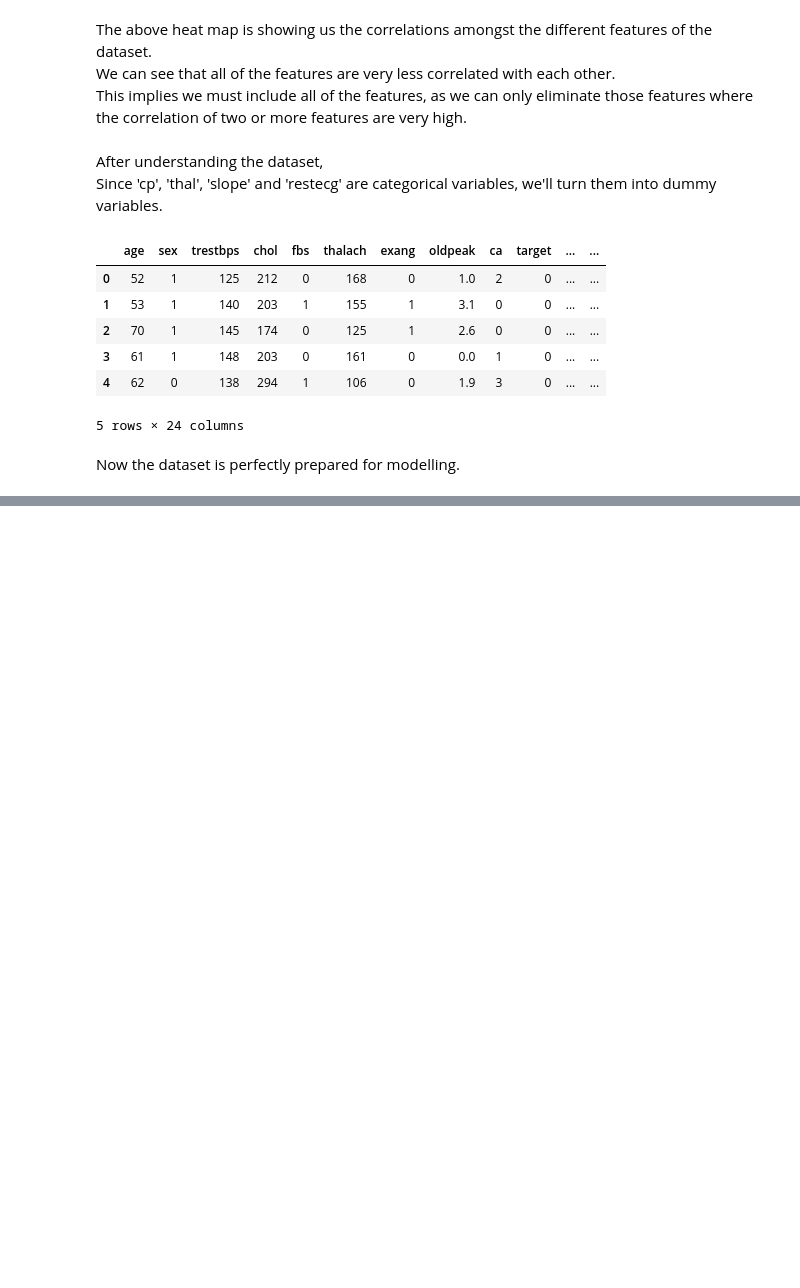
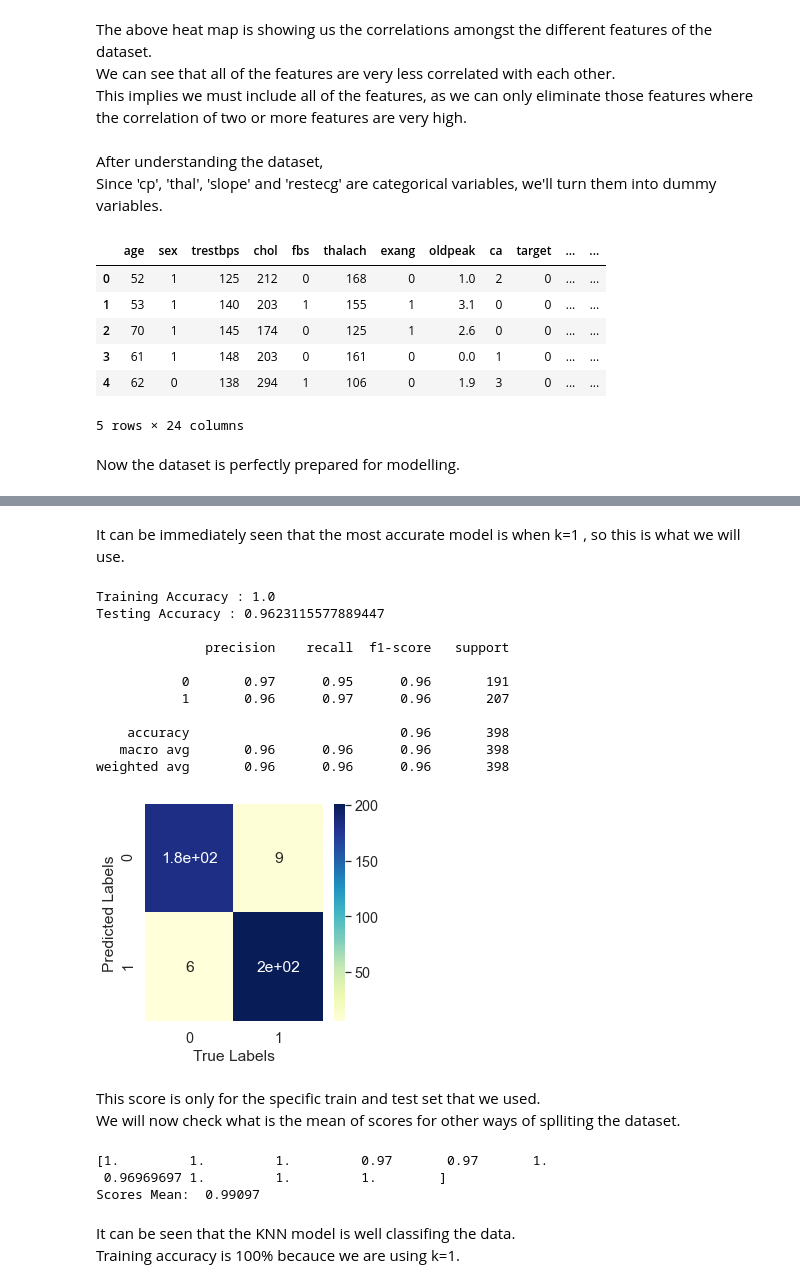
Before and after one commit to Esther-Bi/Introduction-to-Data-Science-2020-Semester-A-Final-Project, a Jupyter notebook: Notebook 3.ipynb, the cells around one changed output, grey strips where cells are left out. Saved outputs shown, nothing was run; the diff lists cells and outputs as text; code cells hidden in the pictures; blank space fills up the shorter version.

```diff
--- a/Notebook 3.ipynb
+++ b/Notebook 3.ipynb
@@ -275,0 +331,20 @@ Now the dataset is perfectly prepared for modelling.
+# %%
+results={}
+
+def HetmapAndConf(model , X_train , y_train , X_test, y_test):
+    #training the model
+    model.fit(X_train,y_train)
+    #model prediction
+    y_pred = model.predict(X_test)
+    sns.set(font_scale=1.3)
+    fig, ax = plt.subplots(figsize=(4, 4))
+    ax = sns.heatmap(confusion_matrix(y_test, y_pred), annot=True, cbar=True , cmap="YlGnBu")
+    plt.xlabel("True Labels")
+    plt.ylabel("Predicted Labels")
+    # add accuracy score to 'results'
+    results[model]=metrics.accuracy_score(y_test, y_pred)
+    # evaluating the model
+    print("Training Accuracy :", model.score(X_train, y_train))
+    print("Testing Accuracy :" , metrics.accuracy_score(y_test, y_pred))
+    print()
+    print(classification_report(y_test, y_pred))
@@ -275,0 +370,30 @@ Now the dataset is perfectly prepared for modelling.
+# %% [markdown]
+It can be immediately seen that the most accurate model is when k=1 , so this is what we will use.
+# %%
+HetmapAndConf(KNeighborsClassifier(n_neighbors=1) , X_train , y_train , X_test, y_test)
+# %% [output]
+Training Accuracy : 1.0
+Testing Accuracy : 0.9623115577889447
+
+              precision    recall  f1-score   support
+
+           0       0.97      0.95      0.96       191
+           1       0.96      0.97      0.96       207
+
+    accuracy                           0.96       398
+   macro avg       0.96      0.96      0.96       398
+weighted avg       0.96      0.96      0.96       398
+[figure, added]
+# %% [markdown]
+This score is only for the specific train and test set that we used. <br> We will now check what is the mean of scores for other ways of splliting the dataset.
+# %%
+knn = KNeighborsClassifier(n_neighbors=1)
+scores = cross_val_score(knn, X, y, cv=10, scoring='accuracy')
+print(scores)
+print("Scores Mean: " , round(scores.mean() , 5))
+# %% [output]
+[1.         1.         1.         0.97       0.97       1.
+ 0.96969697 1.         1.         1.        ]
+Scores Mean:  0.99097
+# %% [markdown]
+It can be seen that the KNN model is well classifing the data. <br> Training accuracy is 100% becauce we are using k=1.
```
Also changed, not shown: parts of 12 cells of this notebook.
